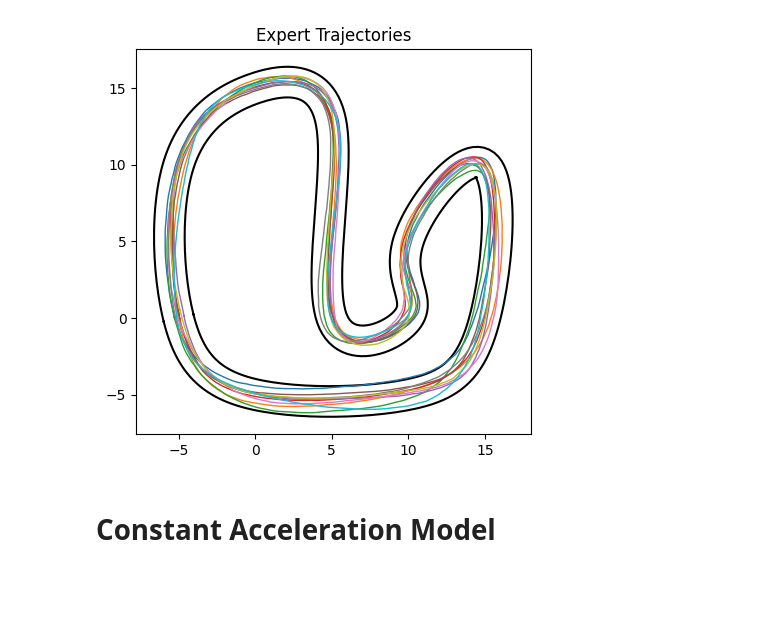
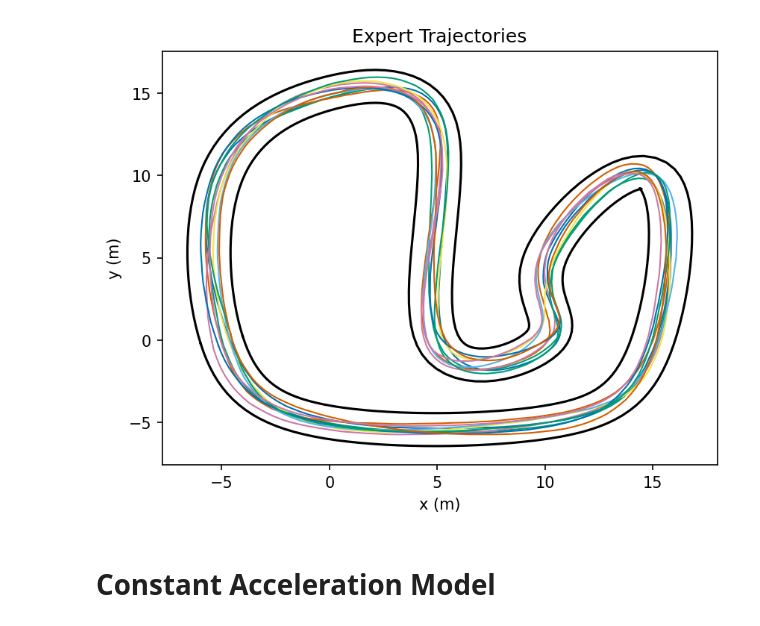
Before and after one commit to Damowerko/ese200, a Jupyter notebook: dynamical_systems.ipynb, the cells around one changed output. Saved outputs shown, nothing was run; the diff lists cells and outputs as text; code cells hidden in the pictures; blank space fills up the shorter version.

```diff
--- a/dynamical_systems.ipynb
+++ b/dynamical_systems.ipynb
@@ -4,6 +4,7 @@
 # %%
 from pathlib import Path
 
+import matplotlib
 import matplotlib.pyplot as plt
 import numpy as np
 import numpy.typing as npt
@@ -11,23 +12,15 @@ import torch
 from tqdm.notebook import trange
 
 from ese2000_dynamical.config import Config
-from ese2000_dynamical.track import load_track
+from ese2000_dynamical.track import load_track, Track
 from ese2000_dynamical.simulator import Simulator, dynamics_ca
 
+# matplotlib settings
+matplotlib.style.use("seaborn-v0_8-colorblind")
+plt.rcParams["figure.dpi"] = 150
+
 data_path = Path("data")
+figure_path = Path("figures")
 
 # device for pytorch
 device = torch.device("cuda" if torch.cuda.is_available() else "cpu")
-# %%
-x_expert = np.load(data_path / "states.npy")
-u_expert = np.load(data_path / "inputs.npy")
-track = load_track(data_path / "track.npz")
-
-plt.figure(figsize=(10, 5))
-plt.gca().set_aspect("equal")
-track.plot(plt.gca())
-plt.title("Expert Trajectories")
-for x_ in x_expert:
-    plt.plot(x_[:, 0], x_[:, 1], "-", linewidth=1.0)
-# %% [output]
-[figure, removed]
@@ -34,3 +38,13 @@ for x_ in x_expert:
+# %%
+plt.figure()
+track.plot(plt.gca())
+plt.title("Expert Trajectories")
+plt.xlabel("x (m)")
+plt.ylabel("y (m)")
+plt.plot(x_experts[..., 0].T, x_experts[..., 1].T, "-", linewidth=1.0)
+plt.savefig(figure_path / "expert_trajectories.pdf", bbox_inches="tight")
+# %% [output]
+[figure, added]
 # %% [markdown]
 # Constant Acceleration Model
 # %% [markdown]
```
Also changed, not shown: parts of 14 cells of this notebook, 5 other files.
